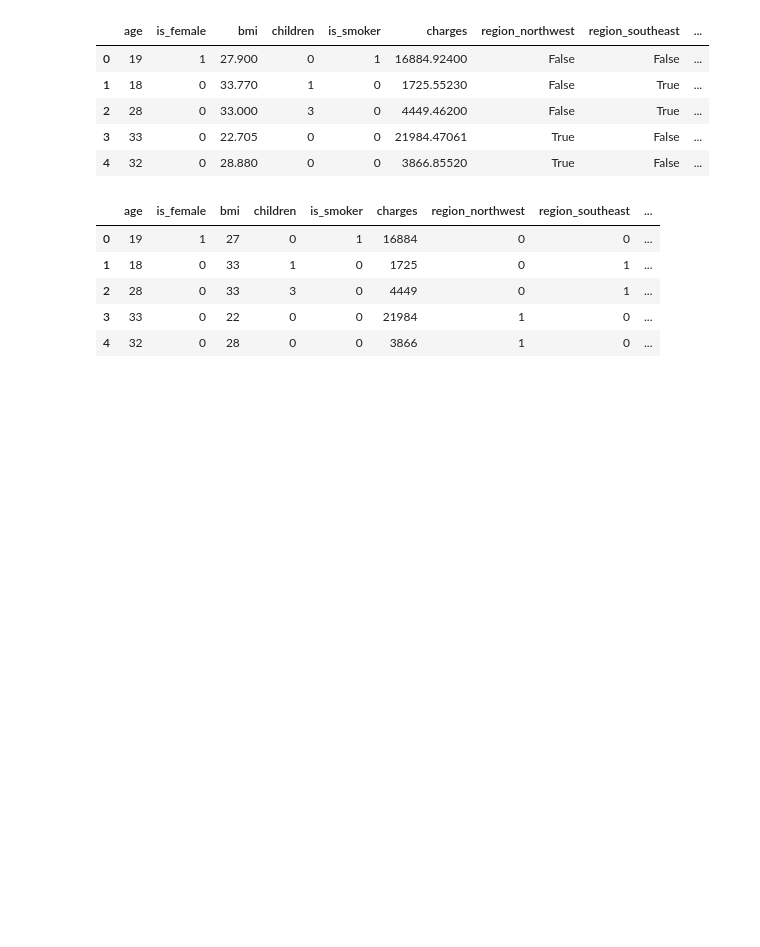
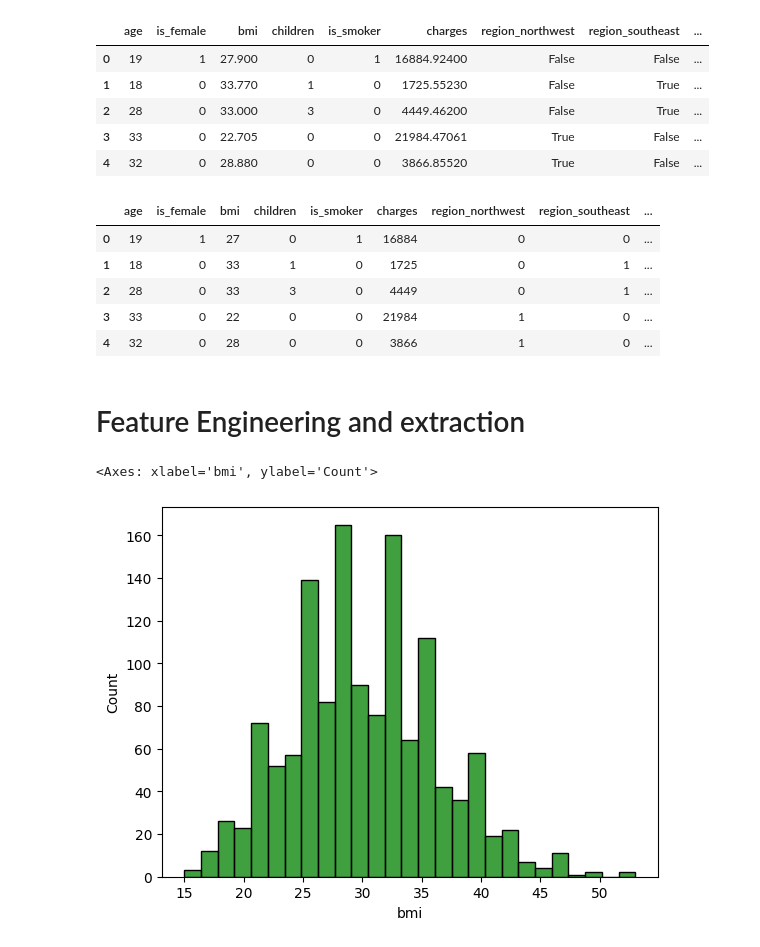
Before and after one commit to laxmansharma1811/Feature_Extraction_Project, a Jupyter notebook: insurance.ipynb, the cells around one changed output. Drawn from its saved outputs; the diff is of its cells as text; code cells hidden in the pictures; blank space fills up the shorter version.

Commit message:
Feature engineering and extraction

```diff
--- a/insurance.ipynb
+++ b/insurance.ipynb
@@ -216,3 +216,10 @@ df_cleaned.head()
 | 2 | 28 | 0 | 33 | 3 | 0 | 4449 | 0 | 1 | ... |
 | 3 | 33 | 0 | 22 | 0 | 0 | 21984 | 1 | 0 | ... |
 | 4 | 32 | 0 | 28 | 0 | 0 | 3866 | 1 | 0 | ... |
+# %% [markdown]
+# Feature Engineering and extraction
+# %%
+sns.histplot(df_cleaned['bmi'], color='green')
+# %% [output]
+<Axes: xlabel='bmi', ylabel='Count'>
+[figure, added]
```
Also changed, not shown: parts of 2 cells of this notebook.
